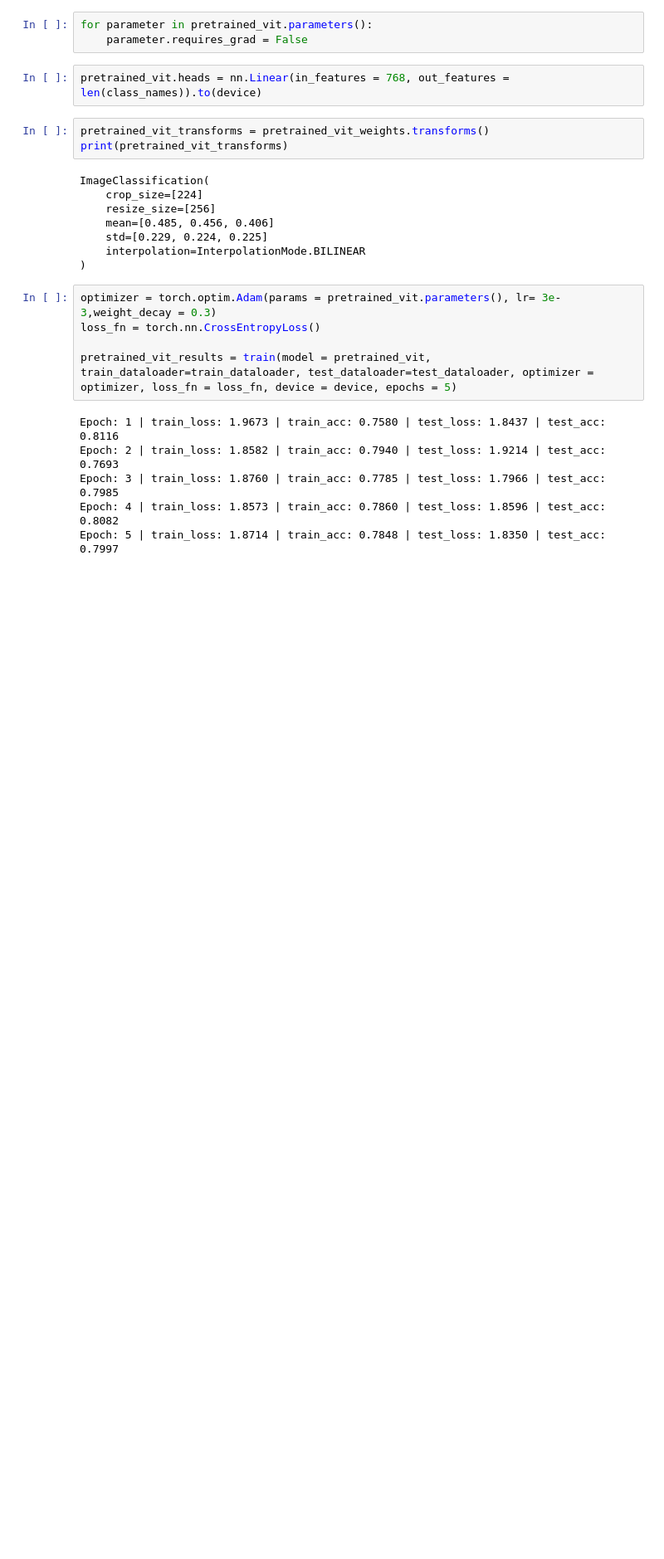
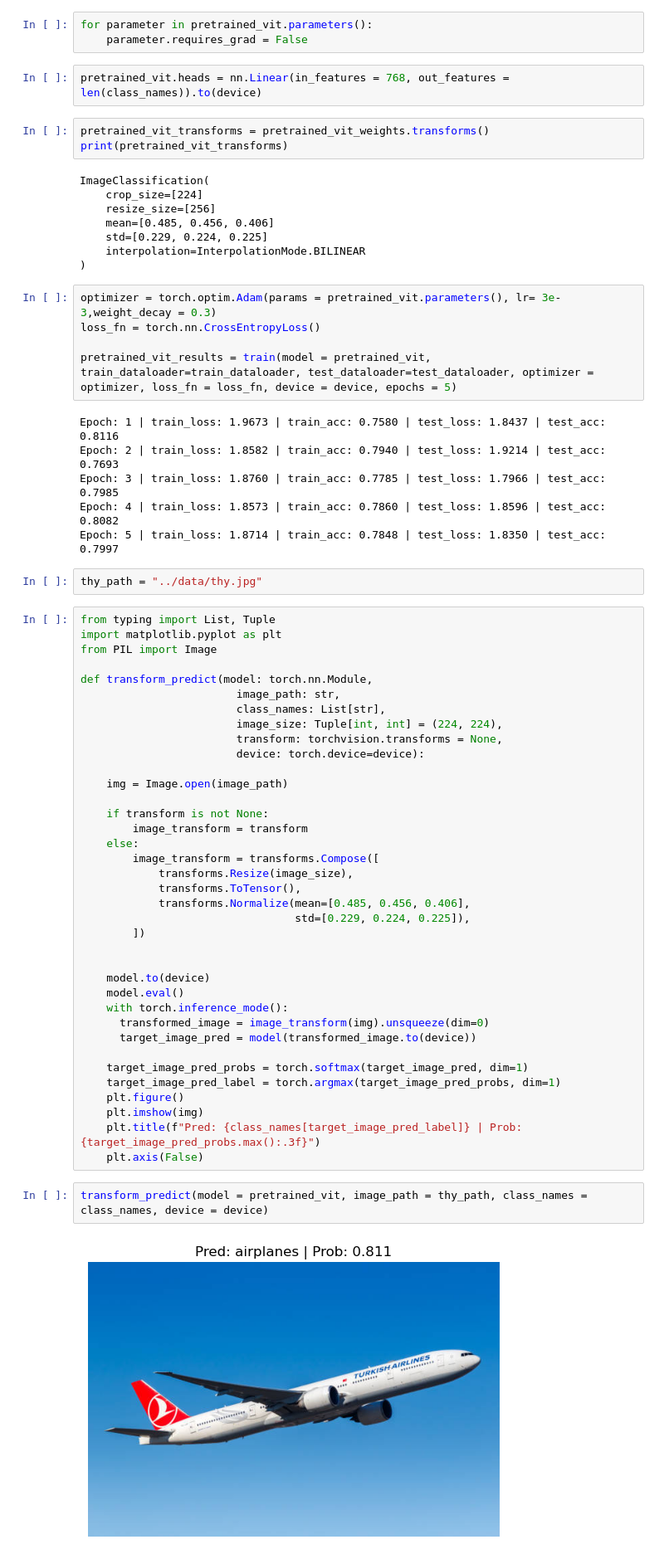
Before and after one commit to hfarukaktas/deep-learning-course, a Jupyter notebook: 15.transformers-vit/TransformersVit.ipynb, the cells around one changed output. Shown at 83% size. Cells and saved outputs as stored; diff of their text form; blank space fills up the shorter version.

Commit message:
feat(inference): test trained ViT on sample image

```diff
--- a/15.transformers-vit/TransformersVit.ipynb
+++ b/15.transformers-vit/TransformersVit.ipynb
@@ -817,3 +817,46 @@ Epoch: 2 | train_loss: 1.8582 | train_acc: 0.7940 | test_loss: 1.9214 | test_acc
 Epoch: 3 | train_loss: 1.8760 | train_acc: 0.7785 | test_loss: 1.7966 | test_acc: 0.7985
 Epoch: 4 | train_loss: 1.8573 | train_acc: 0.7860 | test_loss: 1.8596 | test_acc: 0.8082
 Epoch: 5 | train_loss: 1.8714 | train_acc: 0.7848 | test_loss: 1.8350 | test_acc: 0.7997
+# %%
+thy_path = "../data/thy.jpg"
+# %%
+from typing import List, Tuple
+import matplotlib.pyplot as plt
+from PIL import Image
+
+def transform_predict(model: torch.nn.Module,
+                        image_path: str,
+                        class_names: List[str],
+                        image_size: Tuple[int, int] = (224, 224),
+                        transform: torchvision.transforms = None,
+                        device: torch.device=device):
+
+    img = Image.open(image_path)
+
+    if transform is not None:
+        image_transform = transform
+    else:
+        image_transform = transforms.Compose([
+            transforms.Resize(image_size),
+            transforms.ToTensor(),
+            transforms.Normalize(mean=[0.485, 0.456, 0.406],
+                                 std=[0.229, 0.224, 0.225]),
+        ])
+
+
+    model.to(device)
+    model.eval()
+    with torch.inference_mode():
+      transformed_image = image_transform(img).unsqueeze(dim=0)
+      target_image_pred = model(transformed_image.to(device))
+
+    target_image_pred_probs = torch.softmax(target_image_pred, dim=1)
+    target_image_pred_label = torch.argmax(target_image_pred_probs, dim=1)
+    plt.figure()
+    plt.imshow(img)
+    plt.title(f"Pred: {class_names[target_image_pred_label]} | Prob: {target_image_pred_probs.max():.3f}")
+    plt.axis(False)
+# %%
+transform_predict(model = pretrained_vit, image_path = thy_path, class_names = class_names, device = device)
+# %% [output]
+[figure, added]
```
Also changed, not shown: 2 other files.
